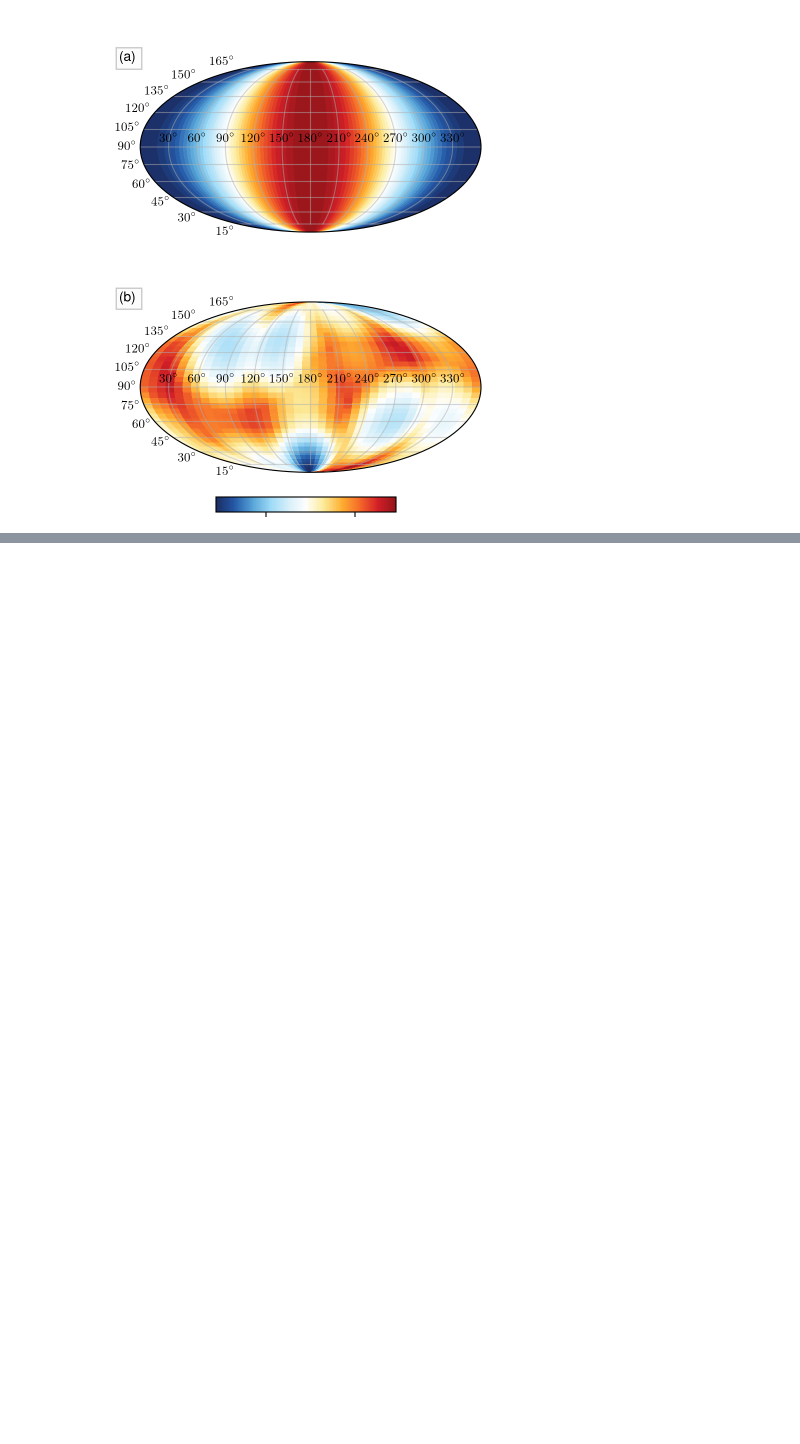
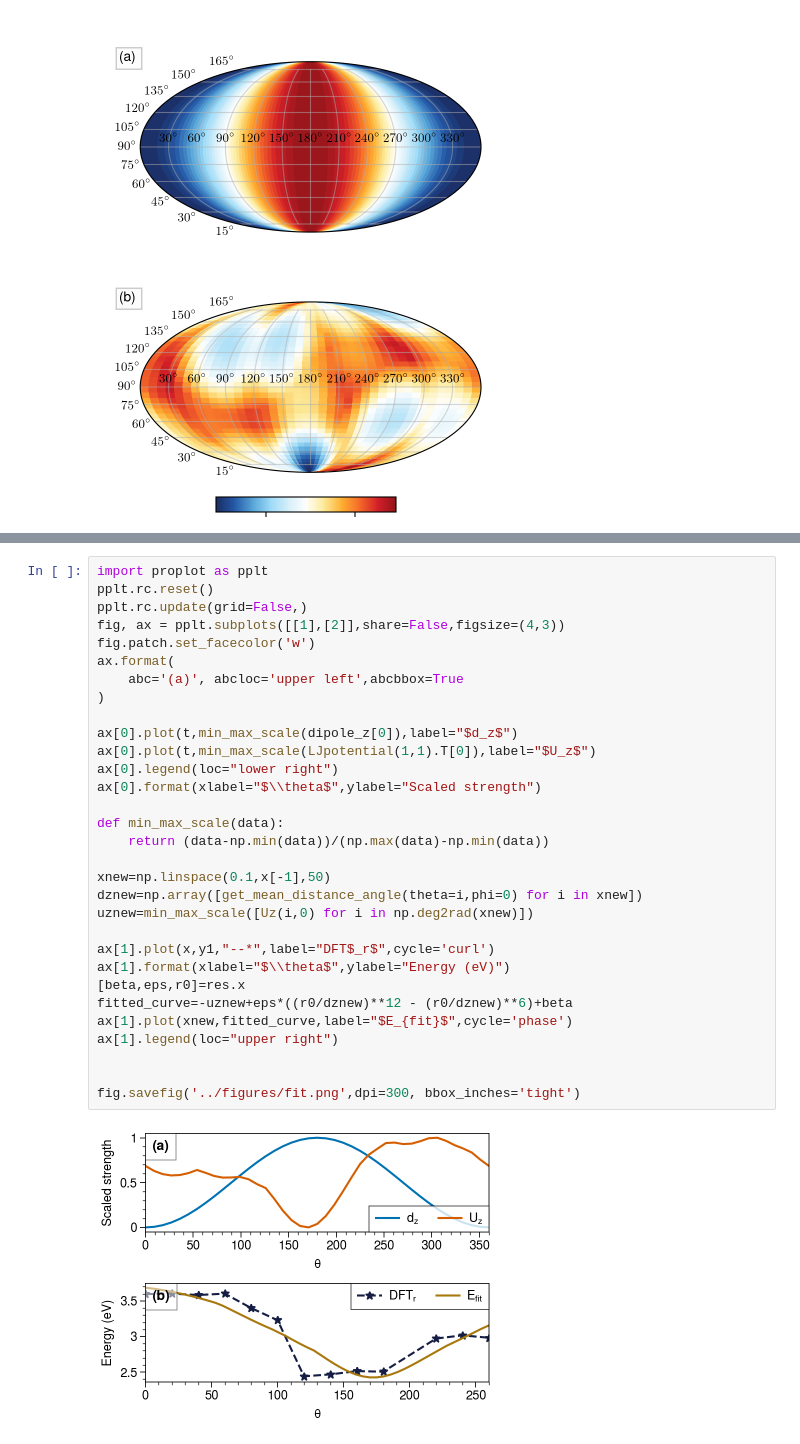
Before and after one commit to santoshkumarradha/spin-model-perovskite, a Jupyter notebook: notebooks/U-potential.ipynb, the cells around one changed output, grey strips where cells are left out. Cells and saved outputs as stored; diff of their text form; blank space fills up the shorter version.

```diff
--- a/notebooks/U-potential.ipynb
+++ b/notebooks/U-potential.ipynb
@@ -232,0 +265,33 @@ fig.savefig('../figures/main_figure.png',dpi=300, bbox_inches='tight')
+# %%
+import proplot as pplt
+pplt.rc.reset()
+pplt.rc.update(grid=False,)
+fig, ax = pplt.subplots([[1],[2]],share=False,figsize=(4,3))
+fig.patch.set_facecolor('w')
+ax.format(
+    abc='(a)', abcloc='upper left',abcbbox=True
+)
+
+ax[0].plot(t,min_max_scale(dipole_z[0]),label="$d_z$")
+ax[0].plot(t,min_max_scale(LJpotential(1,1).T[0]),label="$U_z$")
+ax[0].legend(loc="lower right")
+ax[0].format(xlabel="$\\theta$",ylabel="Scaled strength")
+
+def min_max_scale(data):
+    return (data-np.min(data))/(np.max(data)-np.min(data))
+
+xnew=np.linspace(0.1,x[-1],50)
+dznew=np.array([get_mean_distance_angle(theta=i,phi=0) for i in xnew])
+uznew=min_max_scale([Uz(i,0) for i in np.deg2rad(xnew)])
+
+ax[1].plot(x,y1,"--*",label="DFT$_r$",cycle='curl')
+ax[1].format(xlabel="$\\theta$",ylabel="Energy (eV)")
+[beta,eps,r0]=res.x
+fitted_curve=-uznew+eps*((r0/dznew)**12 - (r0/dznew)**6)+beta
+ax[1].plot(xnew,fitted_curve,label="$E_{fit}$",cycle='phase')
+ax[1].legend(loc="upper right")
+
+
+fig.savefig('../figures/fit.png',dpi=300, bbox_inches='tight')
+# %% [output]
+[figure, added]
```
Also changed, not shown: parts of 1 cell of this notebook, 1 other file.
